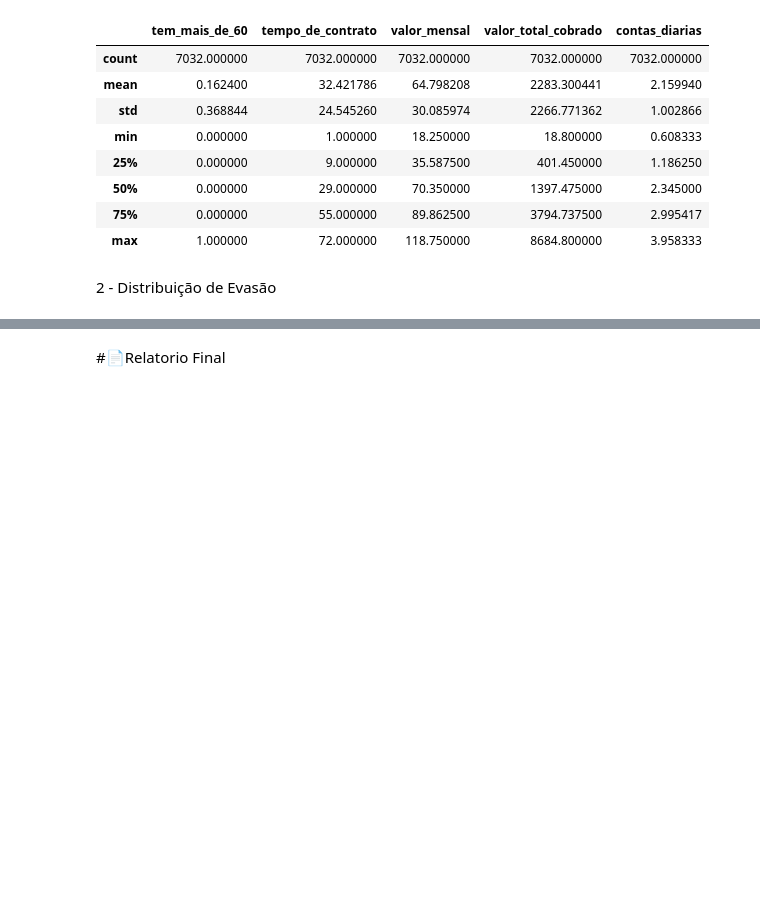
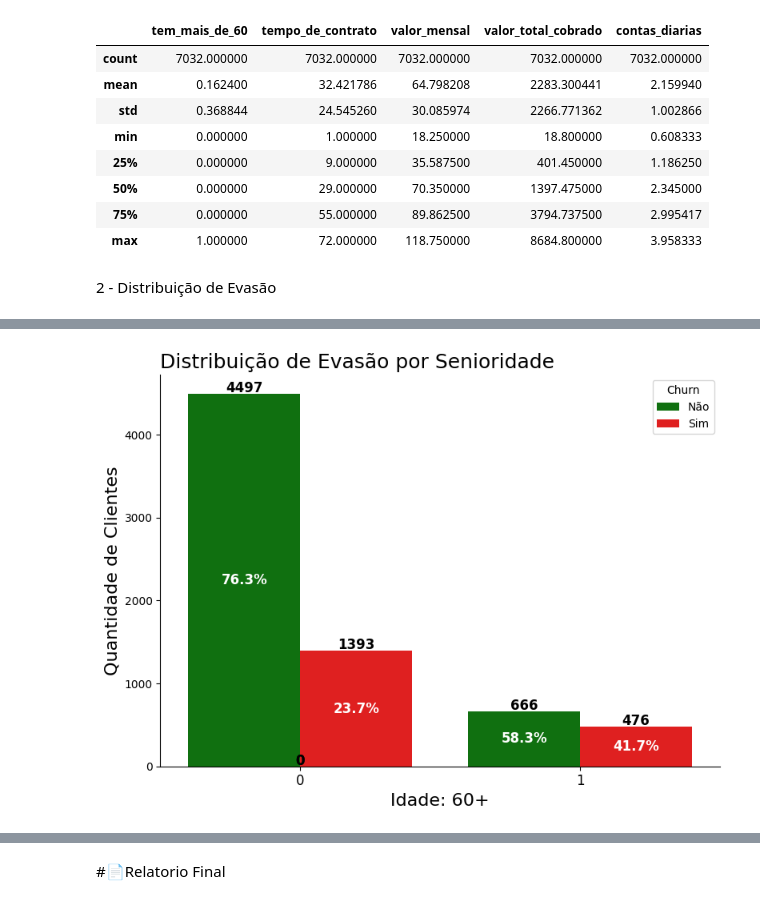
Before and after one commit to carlos-000-carlos/Challenge_2-TelecomX_BR-Cabral, a Jupyter notebook: TelecomX_BR.ipynb, the cells around one changed output, grey strips where cells are left out. Drawn from its saved outputs; the diff is of its cells as text; code cells hidden in the pictures; blank space fills up the shorter version.

```diff
--- a/TelecomX_BR.ipynb
+++ b/TelecomX_BR.ipynb
@@ -554,0 +669,4 @@ plt.show()
+# %%
+gerar_grafico('tem_mais_de_60', 'Senioridade', 'Idade: 60+')
+# %% [output]
+[figure, added]
```
Also changed, not shown: parts of 12 cells of this notebook.
